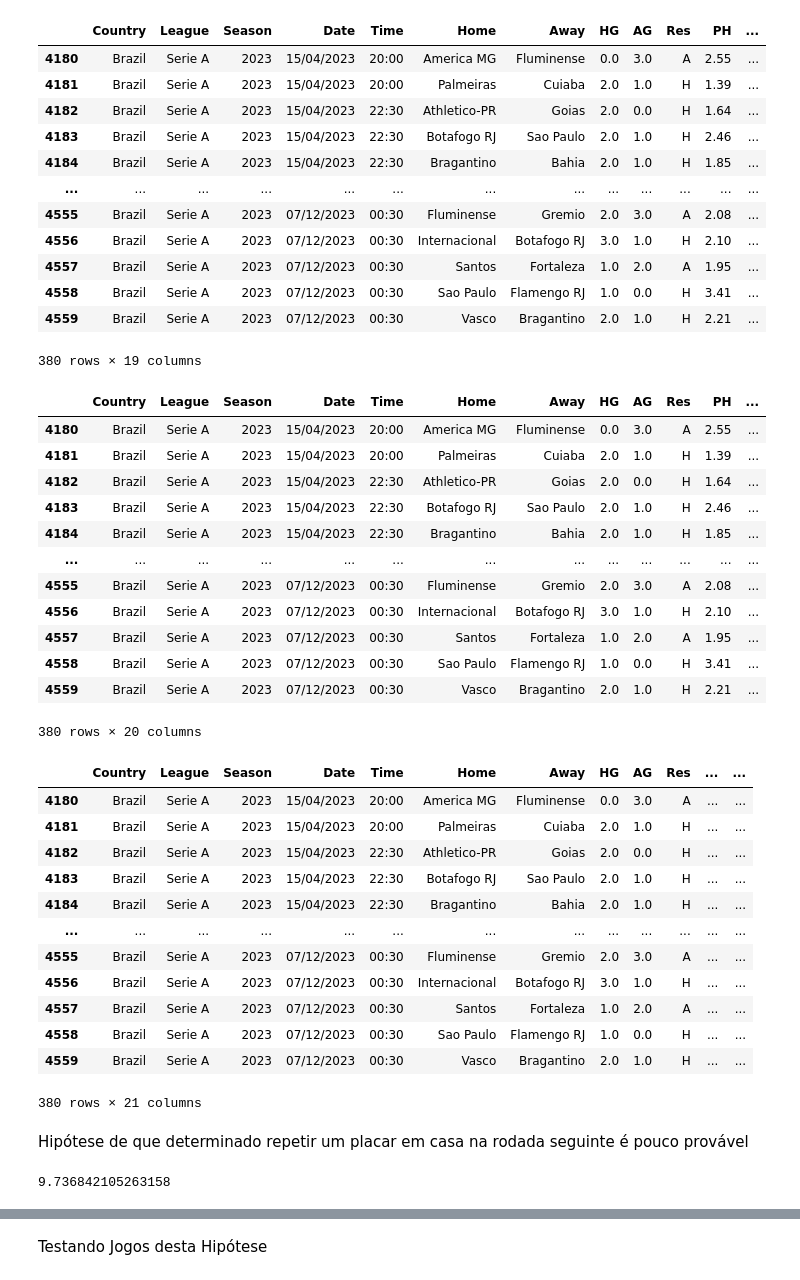
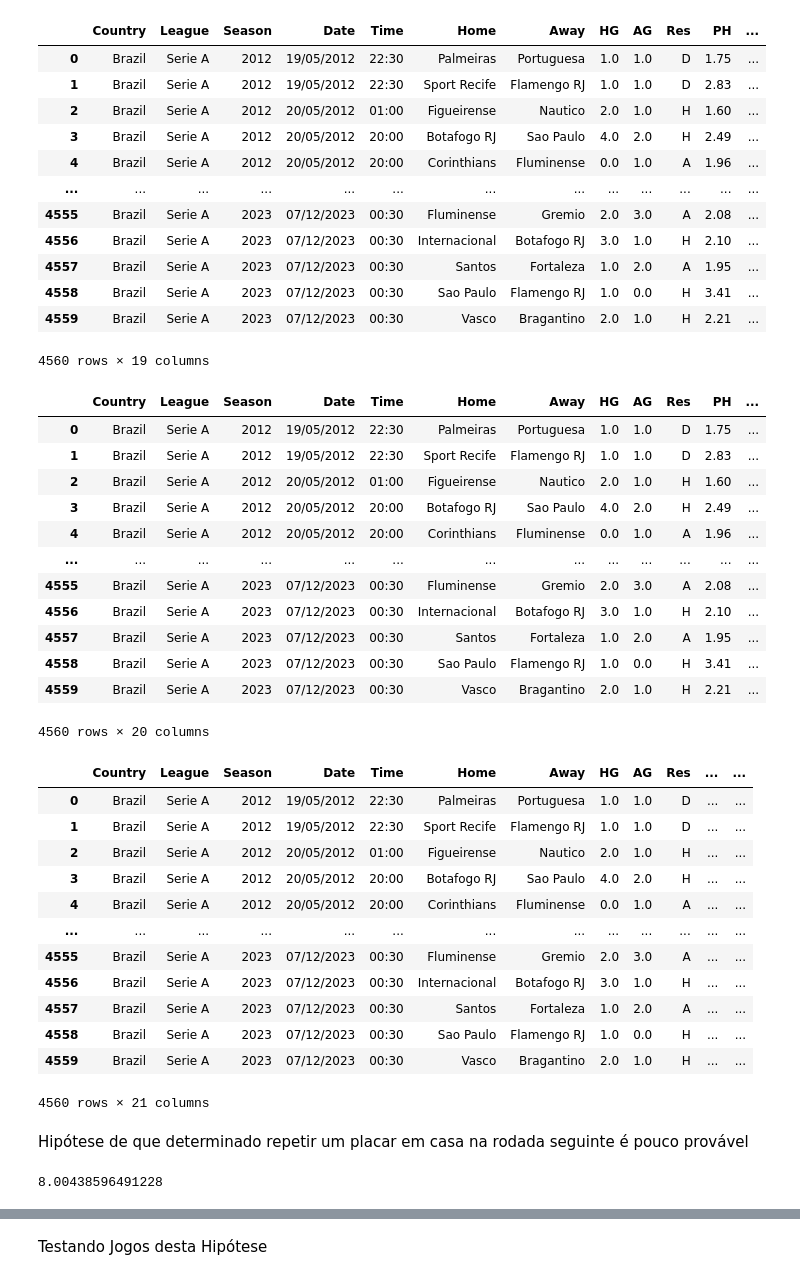
Before and after one commit to Matheussantos25/Analise-Futebol, a Jupyter notebook: Rodadas_correlações.ipynb, the cells around one changed output, grey strips where cells are left out. Cells and saved outputs as stored; diff of their text form; code cells hidden in the pictures.

```diff
--- a/Rodadas_correlações.ipynb
+++ b/Rodadas_correlações.ipynb
@@ -1,22 +1,24 @@
 # %%
 import pandas as pd
+import matplotlib.pyplot as plt
+
 dados = pd.read_csv("C:\\Users\\msdof\\OneDrive\\Imagens\\Ligas\\BRA.csv")
-dados_2023 = dados[dados['Season'] == 2023]
+dados_2023 = dados#[dados['Season'] == 2023]
 dados_2023
 # %% [output]
 |  | Country | League | Season | Date | Time | Home | Away | HG | AG | Res | PH | ... |
-| 4180 | Brazil | Serie A | 2023 | 15/04/2023 | 20:00 | America MG | Fluminense | 0.0 | 3.0 | A | 2.55 | ... |
-| 4181 | Brazil | Serie A | 2023 | 15/04/2023 | 20:00 | Palmeiras | Cuiaba | 2.0 | 1.0 | H | 1.39 | ... |
-| 4182 | Brazil | Serie A | 2023 | 15/04/2023 | 22:30 | Athletico-PR | Goias | 2.0 | 0.0 | H | 1.64 | ... |
-| 4183 | Brazil | Serie A | 2023 | 15/04/2023 | 22:30 | Botafogo RJ | Sao Paulo | 2.0 | 1.0 | H | 2.46 | ... |
-| 4184 | Brazil | Serie A | 2023 | 15/04/2023 | 22:30 | Bragantino | Bahia | 2.0 | 1.0 | H | 1.85 | ... |
+| 0 | Brazil | Serie A | 2012 | 19/05/2012 | 22:30 | Palmeiras | Portuguesa | 1.0 | 1.0 | D | 1.75 | ... |
+| 1 | Brazil | Serie A | 2012 | 19/05/2012 | 22:30 | Sport Recife | Flamengo RJ | 1.0 | 1.0 | D | 2.83 | ... |
+| 2 | Brazil | Serie A | 2012 | 20/05/2012 | 01:00 | Figueirense | Nautico | 2.0 | 1.0 | H | 1.60 | ... |
+| 3 | Brazil | Serie A | 2012 | 20/05/2012 | 20:00 | Botafogo RJ | Sao Paulo | 4.0 | 2.0 | H | 2.49 | ... |
+| 4 | Brazil | Serie A | 2012 | 20/05/2012 | 20:00 | Corinthians | Fluminense | 0.0 | 1.0 | A | 1.96 | ... |
 | ... | ... | ... | ... | ... | ... | ... | ... | ... | ... | ... | ... | ... |
 | 4555 | Brazil | Serie A | 2023 | 07/12/2023 | 00:30 | Fluminense | Gremio | 2.0 | 3.0 | A | 2.08 | ... |
 | 4556 | Brazil | Serie A | 2023 | 07/12/2023 | 00:30 | Internacional | Botafogo RJ | 3.0 | 1.0 | H | 2.10 | ... |
 | 4557 | Brazil | Serie A | 2023 | 07/12/2023 | 00:30 | Santos | Fortaleza | 1.0 | 2.0 | A | 1.95 | ... |
 | 4558 | Brazil | Serie A | 2023 | 07/12/2023 | 00:30 | Sao Paulo | Flamengo RJ | 1.0 | 0.0 | H | 3.41 | ... |
 | 4559 | Brazil | Serie A | 2023 | 07/12/2023 | 00:30 | Vasco | Bragantino | 2.0 | 1.0 | H | 2.21 | ... |
-380 rows × 19 columns
+4560 rows × 19 columns
 # %%
 # Copiar o data frame
 dados_2023 = dados_2023.copy()
@@ -25,35 +27,35 @@ dados_2023['Rodada'] = (dados_2023.index - dados_2023.index[0]) // 10 + 1
 dados_2023
 # %% [output]
 |  | Country | League | Season | Date | Time | Home | Away | HG | AG | Res | PH | ... |
-| 4180 | Brazil | Serie A | 2023 | 15/04/2023 | 20:00 | America MG | Fluminense | 0.0 | 3.0 | A | 2.55 | ... |
-| 4181 | Brazil | Serie A | 2023 | 15/04/2023 | 20:00 | Palmeiras | Cuiaba | 2.0 | 1.0 | H | 1.39 | ... |
-| 4182 | Brazil | Serie A | 2023 | 15/04/2023 | 22:30 | Athletico-PR | Goias | 2.0 | 0.0 | H | 1.64 | ... |
-| 4183 | Brazil | Serie A | 2023 | 15/04/2023 | 22:30 | Botafogo RJ | Sao Paulo | 2.0 | 1.0 | H | 2.46 | ... |
-| 4184 | Brazil | Serie A | 2023 | 15/04/2023 | 22:30 | Bragantino | Bahia | 2.0 | 1.0 | H | 1.85 | ... |
+| 0 | Brazil | Serie A | 2012 | 19/05/2012 | 22:30 | Palmeiras | Portuguesa | 1.0 | 1.0 | D | 1.75 | ... |
+| 1 | Brazil | Serie A | 2012 | 19/05/2012 | 22:30 | Sport Recife | Flamengo RJ | 1.0 | 1.0 | D | 2.83 | ... |
+| 2 | Brazil | Serie A | 2012 | 20/05/2012 | 01:00 | Figueirense | Nautico | 2.0 | 1.0 | H | 1.60 | ... |
+| 3 | Brazil | Serie A | 2012 | 20/05/2012 | 20:00 | Botafogo RJ | Sao Paulo | 4.0 | 2.0 | H | 2.49 | ... |
+| 4 | Brazil | Serie A | 2012 | 20/05/2012 | 20:00 | Corinthians | Fluminense | 0.0 | 1.0 | A | 1.96 | ... |
 | ... | ... | ... | ... | ... | ... | ... | ... | ... | ... | ... | ... | ... |
 | 4555 | Brazil | Serie A | 2023 | 07/12/2023 | 00:30 | Fluminense | Gremio | 2.0 | 3.0 | A | 2.08 | ... |
 | 4556 | Brazil | Serie A | 2023 | 07/12/2023 | 00:30 | Internacional | Botafogo RJ | 3.0 | 1.0 | H | 2.10 | ... |
 | 4557 | Brazil | Serie A | 2023 | 07/12/2023 | 00:30 | Santos | Fortaleza | 1.0 | 2.0 | A | 1.95 | ... |
 | 4558 | Brazil | Serie A | 2023 | 07/12/2023 | 00:30 | Sao Paulo | Flamengo RJ | 1.0 | 0.0 | H | 3.41 | ... |
 | 4559 | Brazil | Serie A | 2023 | 07/12/2023 | 00:30 | Vasco | Bragantino | 2.0 | 1.0 | H | 2.21 | ... |
-380 rows × 20 columns
+4560 rows × 20 columns
 # %%
 dados_2023['Placar'] = dados_2023['HG'].astype(str) + '-' + dados_2023['AG'].astype(str)
 dados_2023
 # %% [output]
 |  | Country | League | Season | Date | Time | Home | Away | HG | AG | Res | ... | ... |
-| 4180 | Brazil | Serie A | 2023 | 15/04/2023 | 20:00 | America MG | Fluminense | 0.0 | 3.0 | A | ... | ... |
-| 4181 | Brazil | Serie A | 2023 | 15/04/2023 | 20:00 | Palmeiras | Cuiaba | 2.0 | 1.0 | H | ... | ... |
-| 4182 | Brazil | Serie A | 2023 | 15/04/2023 | 22:30 | Athletico-PR | Goias | 2.0 | 0.0 | H | ... | ... |
-| 4183 | Brazil | Serie A | 2023 | 15/04/2023 | 22:30 | Botafogo RJ | Sao Paulo | 2.0 | 1.0 | H | ... | ... |
-| 4184 | Brazil | Serie A | 2023 | 15/04/2023 | 22:30 | Bragantino | Bahia | 2.0 | 1.0 | H | ... | ... |
+| 0 | Brazil | Serie A | 2012 | 19/05/2012 | 22:30 | Palmeiras | Portuguesa | 1.0 | 1.0 | D | ... | ... |
+| 1 | Brazil | Serie A | 2012 | 19/05/2012 | 22:30 | Sport Recife | Flamengo RJ | 1.0 | 1.0 | D | ... | ... |
+| 2 | Brazil | Serie A | 2012 | 20/05/2012 | 01:00 | Figueirense | Nautico | 2.0 | 1.0 | H | ... | ... |
+| 3 | Brazil | Serie A | 2012 | 20/05/2012 | 20:00 | Botafogo RJ | Sao Paulo | 4.0 | 2.0 | H | ... | ... |
+| 4 | Brazil | Serie A | 2012 | 20/05/2012 | 20:00 | Corinthians | Fluminense | 0.0 | 1.0 | A | ... | ... |
 | ... | ... | ... | ... | ... | ... | ... | ... | ... | ... | ... | ... | ... |
 | 4555 | Brazil | Serie A | 2023 | 07/12/2023 | 00:30 | Fluminense | Gremio | 2.0 | 3.0 | A | ... | ... |
 | 4556 | Brazil | Serie A | 2023 | 07/12/2023 | 00:30 | Internacional | Botafogo RJ | 3.0 | 1.0 | H | ... | ... |
 | 4557 | Brazil | Serie A | 2023 | 07/12/2023 | 00:30 | Santos | Fortaleza | 1.0 | 2.0 | A | ... | ... |
 | 4558 | Brazil | Serie A | 2023 | 07/12/2023 | 00:30 | Sao Paulo | Flamengo RJ | 1.0 | 0.0 | H | ... | ... |
 | 4559 | Brazil | Serie A | 2023 | 07/12/2023 | 00:30 | Vasco | Bragantino | 2.0 | 1.0 | H | ... | ... |
-380 rows × 21 columns
+4560 rows × 21 columns
 # %% [markdown]
 Hipótese de que determinado repetir um placar em casa na rodada seguinte é pouco provável
 # %%
@@ -67,4 +69,4 @@ dados_2023['Placar_Repetido'] = dados_2023['Placar'] == dados_2023['Placar_Proxi
 probabilidade_repetir_placar = dados_2023['Placar_Repetido'].mean() * 100
 probabilidade_repetir_placar
 # %% [output]
-9.736842105263158
+8.00438596491228
```
Also changed, not shown: parts of 12 cells of this notebook, 4 other files.
